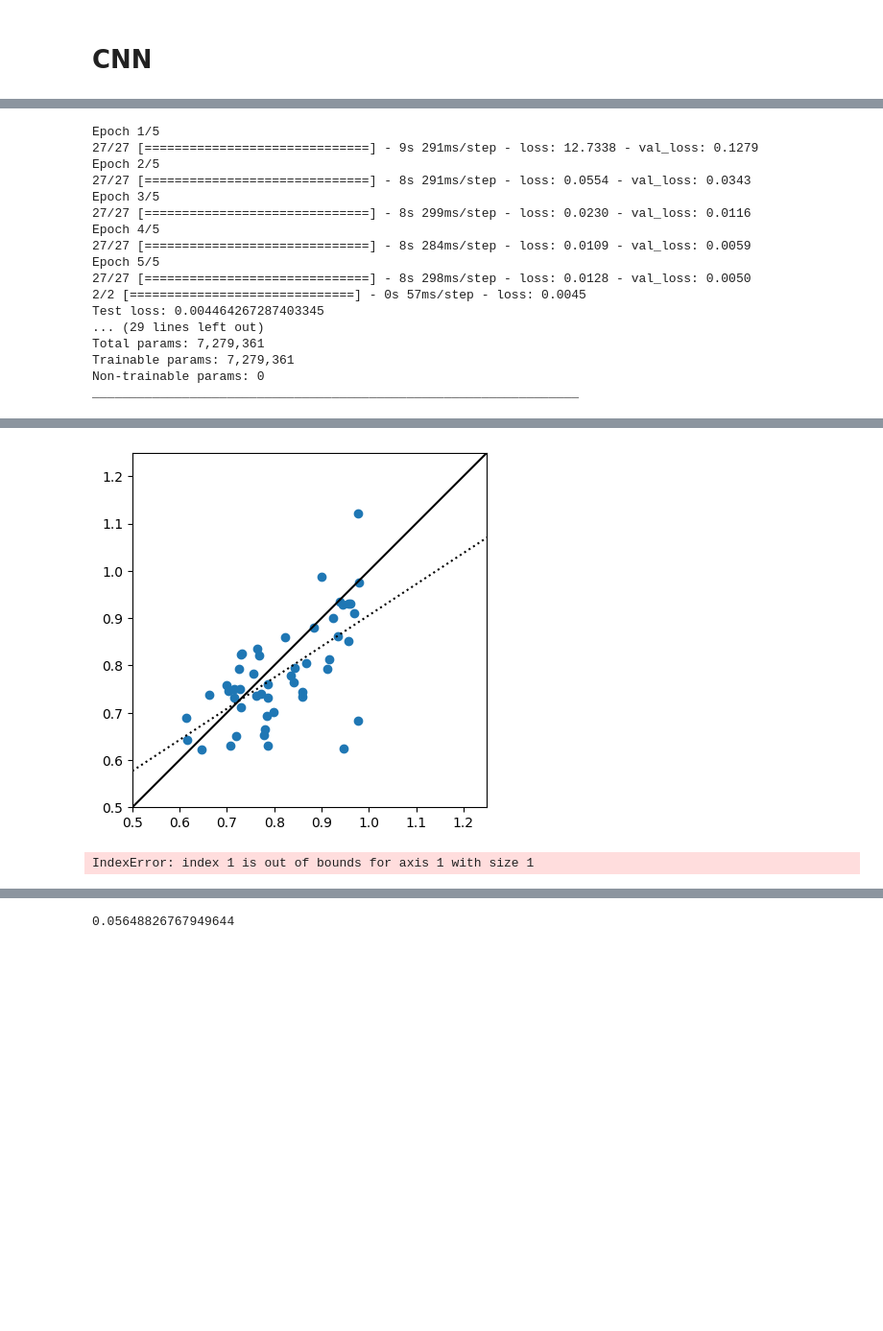
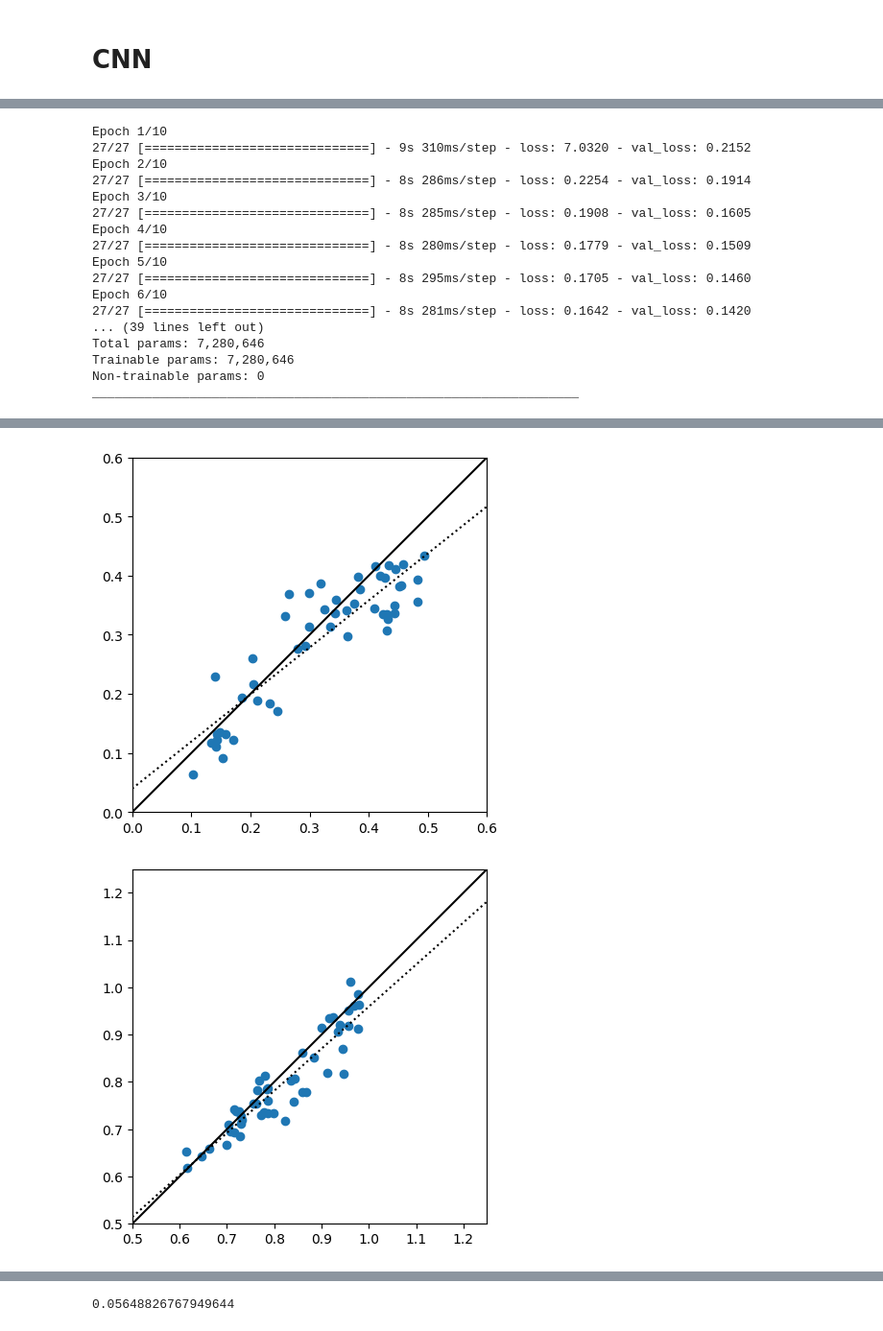
Before and after one commit to shubhagrawal30/CosmoIM, a Jupyter notebook: notebooks/neural_networks.ipynb, the cells around one changed output, grey strips where cells are left out. Shown at 96% size. Saved outputs shown, nothing was run; the diff lists cells and outputs as text; code cells hidden in the pictures; blank space fills up the shorter version.

```diff
--- a/notebooks/neural_networks.ipynb
+++ b/notebooks/neural_networks.ipynb
@@ -199,9 +199,9 @@ train_y, val_y, test_y = np.split(all_cosmologies, [train_split, train_split+val
 print(train_x.shape, val_x.shape, test_x.shape)
 print(train_y.shape, val_y.shape, test_y.shape)
 
-output_num = 1
+output_num = 6
 
-train_y, val_y, test_y = train_y[:,1:2], val_y[:,1:2], test_y[:,1:2]
+# train_y, val_y, test_y = train_y[:,1:2], val_y[:,1:2], test_y[:,1:2]
 print(train_y.shape, val_y.shape, test_y.shape)
 # %% [output]
 849 100 50 999
@@ -230,7 +230,7 @@ model = tf.keras.Sequential([
 model.compile(loss=tf.keras.losses.LogCosh(), optimizer='adam')
 
 # Train the model
-history = model.fit(train_x, train_y, epochs=5, validation_data=(val_x, val_y), verbose=1)
+history = model.fit(train_x, train_y, epochs=10, validation_data=(val_x, val_y), verbose=1)
 
 # Evaluate the model on the test set
 test_loss = model.evaluate(test_x, test_y)
@@ -238,27 +238,27 @@ print('Test loss:', test_loss)
 
 model.summary()
 # %% [output]
-Epoch 1/5
-27/27 [==============================] - 9s 291ms/step - loss: 12.7338 - val_loss: 0.1279
-Epoch 2/5
-27/27 [==============================] - 8s 291ms/step - loss: 0.0554 - val_loss: 0.0343
-Epoch 3/5
-27/27 [==============================] - 8s 299ms/step - loss: 0.0230 - val_loss: 0.0116
-Epoch 4/5
-27/27 [==============================] - 8s 284ms/step - loss: 0.0109 - val_loss: 0.0059
-Epoch 5/5
-27/27 [==============================] - 8s 298ms/step - loss: 0.0128 - val_loss: 0.0050
-2/2 [==============================] - 0s 57ms/step - loss: 0.0045
-Test loss: 0.004464267287403345
-... (29 lines left out)
-Total params: 7,279,361
-Trainable params: 7,279,361
+Epoch 1/10
+27/27 [==============================] - 9s 310ms/step - loss: 7.0320 - val_loss: 0.2152
+Epoch 2/10
+27/27 [==============================] - 8s 286ms/step - loss: 0.2254 - val_loss: 0.1914
+Epoch 3/10
+27/27 [==============================] - 8s 285ms/step - loss: 0.1908 - val_loss: 0.1605
+Epoch 4/10
+27/27 [==============================] - 8s 280ms/step - loss: 0.1779 - val_loss: 0.1509
+Epoch 5/10
+27/27 [==============================] - 8s 295ms/step - loss: 0.1705 - val_loss: 0.1460
+Epoch 6/10
+27/27 [==============================] - 8s 281ms/step - loss: 0.1642 - val_loss: 0.1420
+... (39 lines left out)
+Total params: 7,280,646
+Trainable params: 7,280,646
 Non-trainable params: 0
 _________________________________________________________________
 # %%
 predictions = model.predict(test_x)
-upp_lims = [0.6, 1.25, 5, 4, 2, 2][1:]
-low_lims = [0, 0.5, -1, 0, 0, 0][1:]
+upp_lims = [0.6, 1.25, 5, 4, 2, 2]
+low_lims = [0, 0.5, -1, 0, 0, 0]
 for ind, (low_lim, upp_lim) in enumerate(zip(low_lims, upp_lims)):
     p = np.poly1d(np.polyfit(test_y[:, ind], predictions[:, ind], 1))
     plt.figure()
@@ -276,2 +276,2 @@ for ind, (low_lim, upp_lim) in enumerate(zip(low_lims, upp_lims)):
-[figure, old version]
+[figure, new version]
-IndexError: index 1 is out of bounds for axis 1 with size 1
+[figure, added]
```
Also changed, not shown: parts of 4 cells of this notebook.
